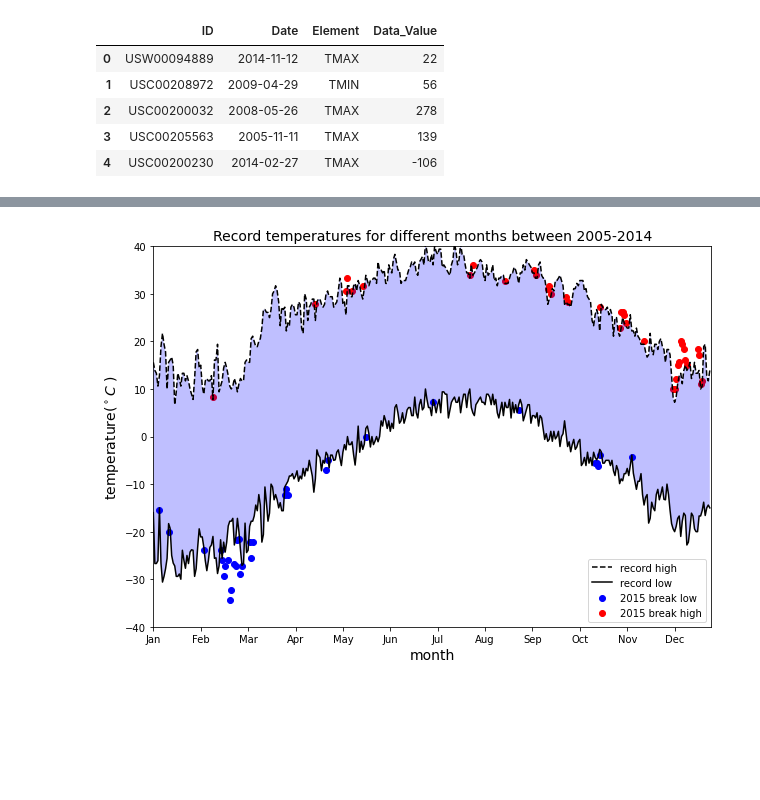
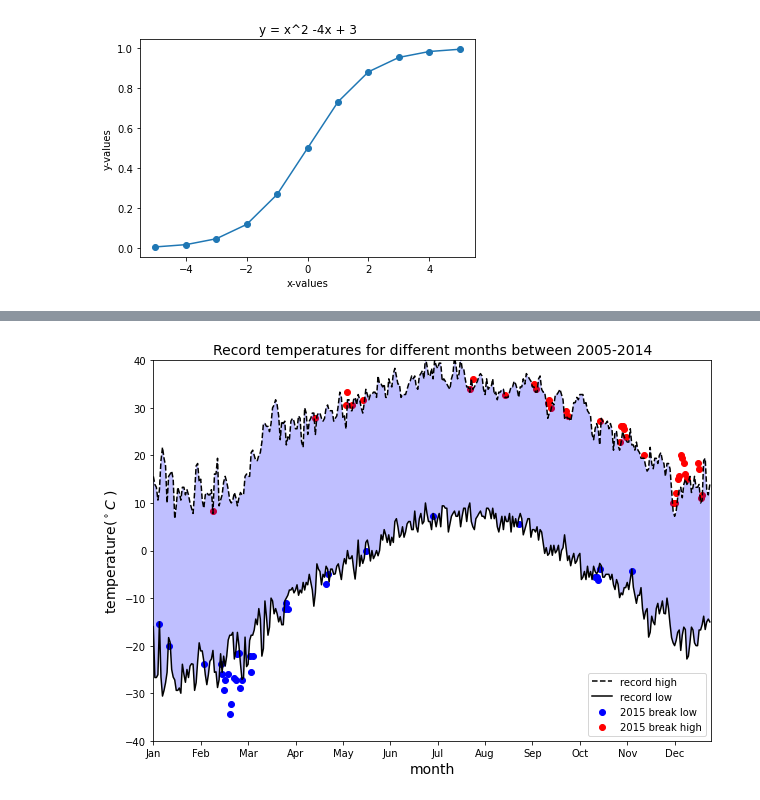
Before and after one commit to junwei567/coding_notes, a Jupyter notebook: Matplotlib/LearnMatplotlib.ipynb, the cells around one changed output, grey strips where cells are left out. Drawn from its saved outputs; the diff is of its cells as text; code cells hidden in the pictures; blank space fills up the shorter version.

```diff
--- a/Matplotlib/LearnMatplotlib.ipynb
+++ b/Matplotlib/LearnMatplotlib.ipynb
@@ -5,20 +5,20 @@ import matplotlib as mpl
 import pandas as pd
 import numpy as np
 import seaborn as sns
-# %%
-import matplotlib as mpl
-import matplotlib.pyplot as plt
-import pandas as pd
-import numpy as np
-import seaborn as sns
-import math
-
-df=pd.read_csv('weather_data.csv')
-df.head()
-# %% [output]
-|  | ID | Date | Element | Data_Value |
-| 0 | USW00094889 | 2014-11-12 | TMAX | 22 |
-| 1 | USC00208972 | 2009-04-29 | TMIN | 56 |
-| 2 | USC00200032 | 2008-05-26 | TMAX | 278 |
-| 3 | USC00205563 | 2005-11-11 | TMAX | 139 |
-| 4 | USC00200230 | 2014-02-27 | TMAX | -106 |
+# %%
+x_list = list(range(-5,6,1))
+y_list = []
+
+for x in x_list:
+
+    y = 1 / (1 + math.exp(-x))
+    y_list.append(y)
+
+plt.plot(x_list,y_list,marker="o")
+plt.xlabel("x-values")
+plt.ylabel("y-values")
+
+plt.title("y = x^2 -4x + 3")
+plt.show()
+# %% [output]
+[figure, added]
```
Also changed, not shown: parts of 3 cells of this notebook.
